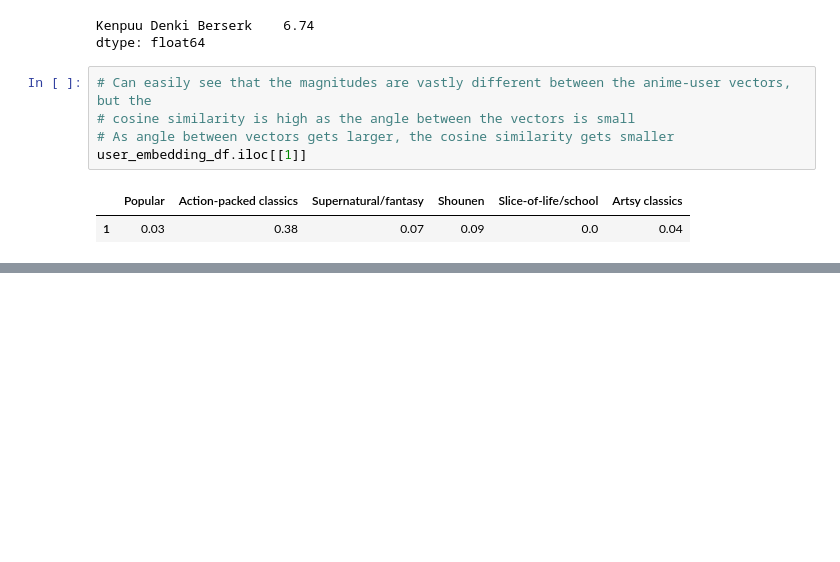
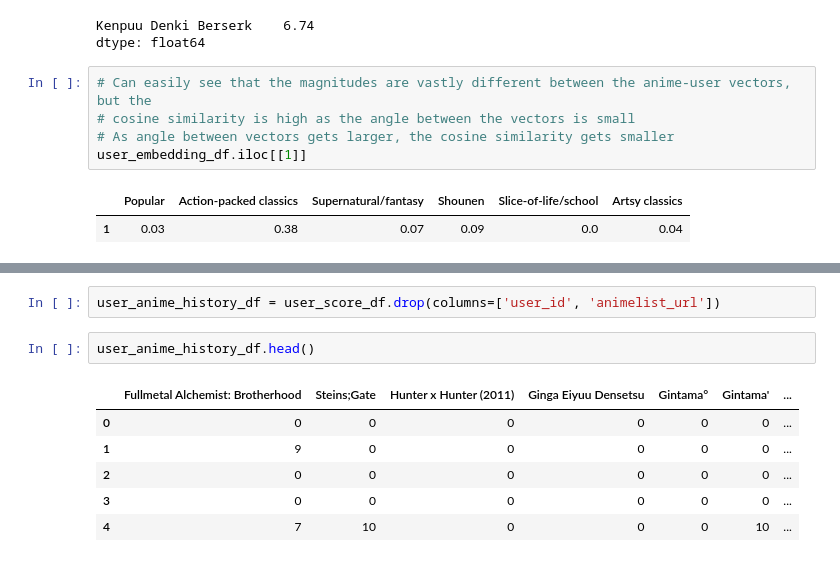
Before and after one commit to binh748/anime-recommender, a Jupyter notebook: notebooks/modeling.ipynb, the cells around one changed output, grey strips where cells are left out. Saved outputs shown, nothing was run; the diff lists cells and outputs as text; blank space fills up the shorter version.

```diff
--- a/notebooks/modeling.ipynb
+++ b/notebooks/modeling.ipynb
@@ -466,0 +602,11 @@ top_anime_data_1000_df.head(1)
+# %%
+user_anime_history_df = user_score_df.drop(columns=['user_id', 'animelist_url'])
+# %%
+user_anime_history_df.head()
+# %% [output]
+|  | Fullmetal Alchemist: Brotherhood | Steins;Gate | Hunter x Hunter (2011) | Ginga Eiyuu Densetsu | Gintama° | Gintama' | ... |
+| 0 | 0 | 0 | 0 | 0 | 0 | 0 | ... |
+| 1 | 9 | 0 | 0 | 0 | 0 | 0 | ... |
+| 2 | 0 | 0 | 0 | 0 | 0 | 0 | ... |
+| 3 | 0 | 0 | 0 | 0 | 0 | 0 | ... |
+| 4 | 7 | 10 | 0 | 0 | 0 | 10 | ... |
```
Also changed, not shown: parts of 26 cells of this notebook, 1 other file.
